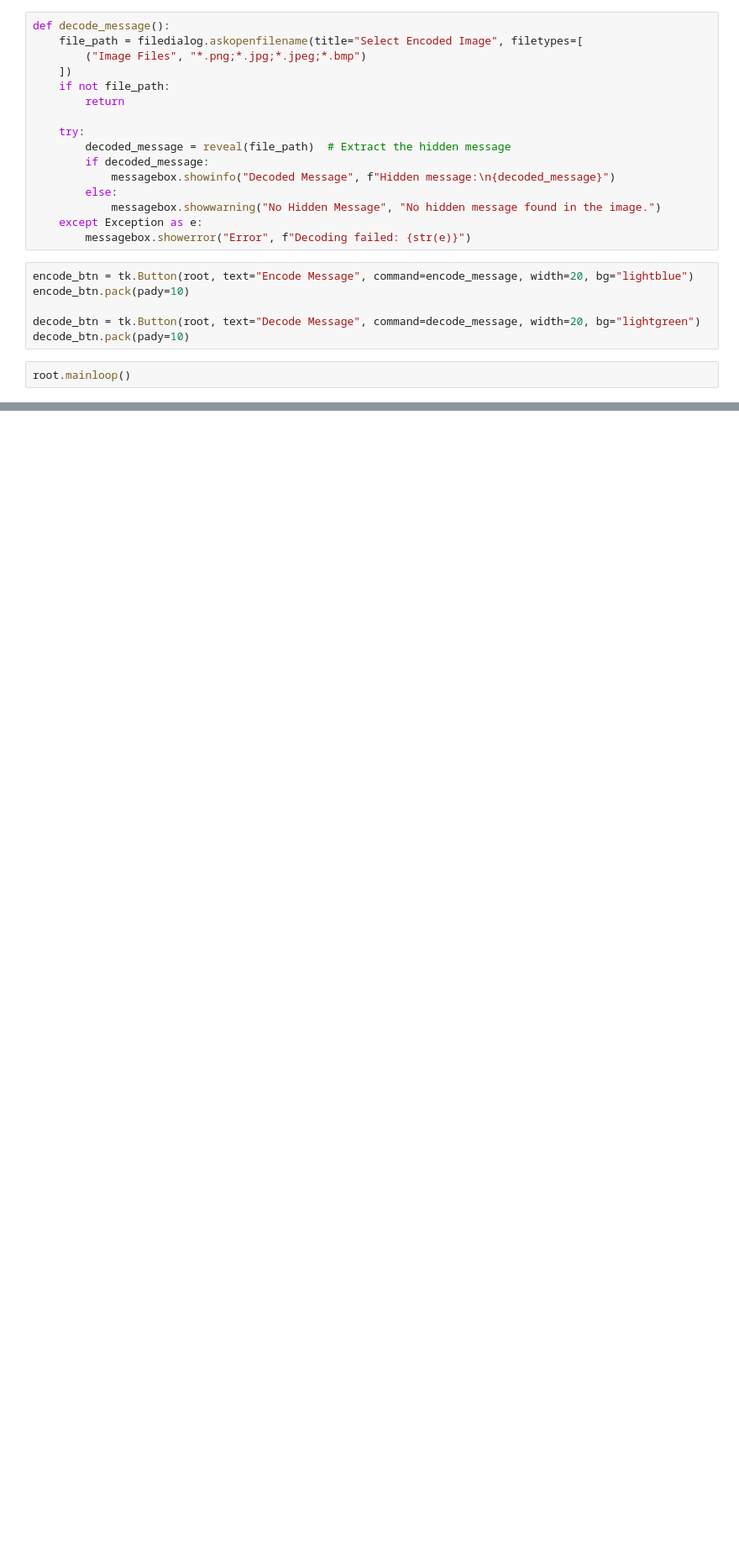
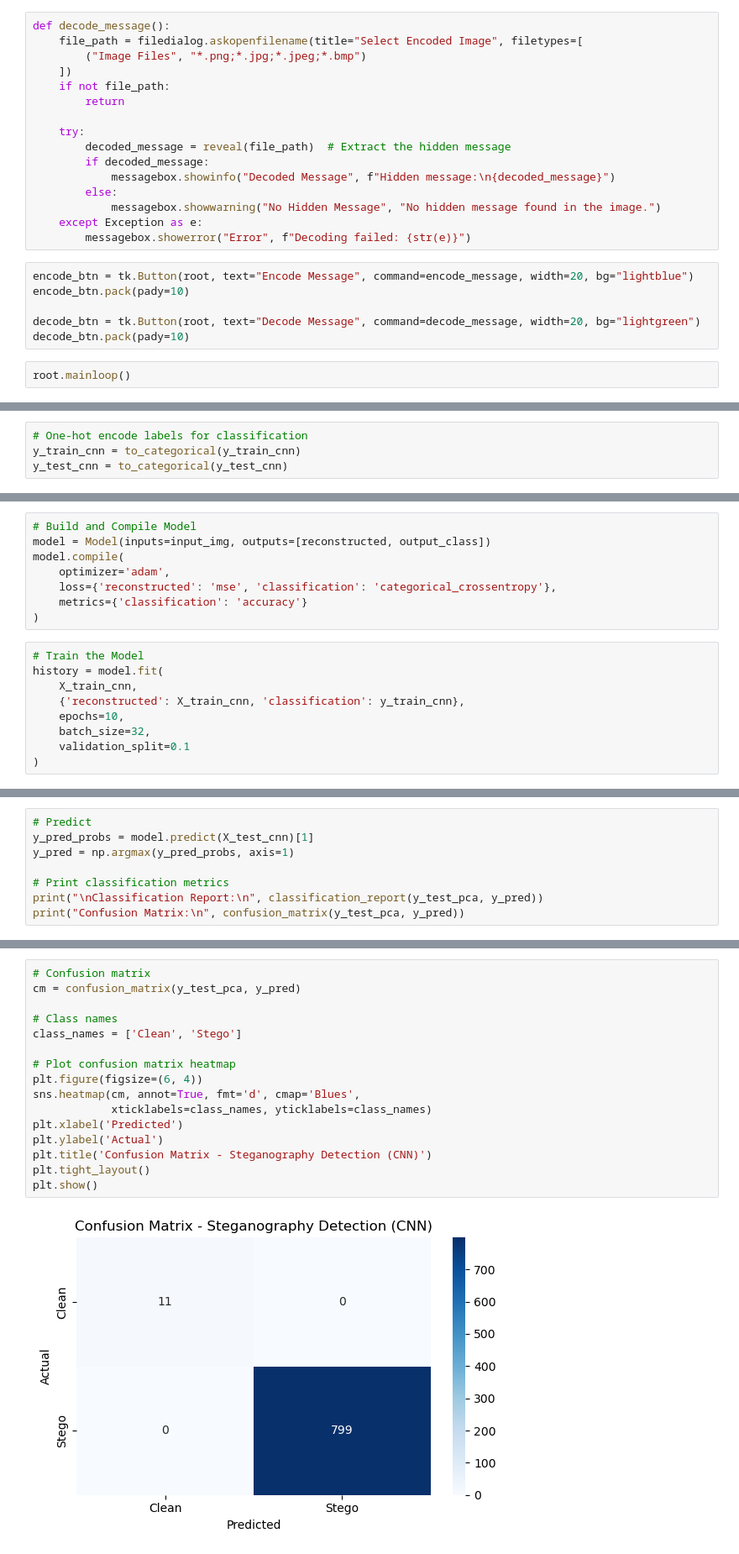
Before and after one commit to khushitomar630/Image-Steganography-Detection, a Jupyter notebook: steganography_gui.ipynb, the cells around one changed output, grey strips where cells are left out. Shown at 84% size. Cells and saved outputs as stored; diff of their text form; blank space fills up the shorter version.

```diff
--- a/steganography_gui.ipynb
+++ b/steganography_gui.ipynb
@@ -74,0 +208,4 @@ root.mainloop()
+# %%
+# One-hot encode labels for classification
+y_train_cnn = to_categorical(y_train_cnn)
+y_test_cnn = to_categorical(y_test_cnn)
@@ -74,0 +236,17 @@ root.mainloop()
+# %%
+# Build and Compile Model
+model = Model(inputs=input_img, outputs=[reconstructed, output_class])
+model.compile(
+    optimizer='adam',
+    loss={'reconstructed': 'mse', 'classification': 'categorical_crossentropy'},
+    metrics={'classification': 'accuracy'}
+)
+# %%
+# Train the Model
+history = model.fit(
+    X_train_cnn,
+    {'reconstructed': X_train_cnn, 'classification': y_train_cnn},
+    epochs=10,
+    batch_size=32,
+    validation_split=0.1
+)
@@ -74,0 +287,8 @@ root.mainloop()
+# %%
+# Predict
+y_pred_probs = model.predict(X_test_cnn)[1]
+y_pred = np.argmax(y_pred_probs, axis=1)
+
+# Print classification metrics
+print("\nClassification Report:\n", classification_report(y_test_pca, y_pred))
+print("Confusion Matrix:\n", confusion_matrix(y_test_pca, y_pred))
@@ -74,0 +314,18 @@ root.mainloop()
+# %%
+# Confusion matrix
+cm = confusion_matrix(y_test_pca, y_pred)
+
+# Class names
+class_names = ['Clean', 'Stego']
+
+# Plot confusion matrix heatmap
+plt.figure(figsize=(6, 4))
+sns.heatmap(cm, annot=True, fmt='d', cmap='Blues',
+            xticklabels=class_names, yticklabels=class_names)
+plt.xlabel('Predicted')
+plt.ylabel('Actual')
+plt.title('Confusion Matrix - Steganography Detection (CNN)')
+plt.tight_layout()
+plt.show()
+# %% [output]
+[figure, added]
```
Also changed, not shown: parts of 30 cells of this notebook, 2 other files.
